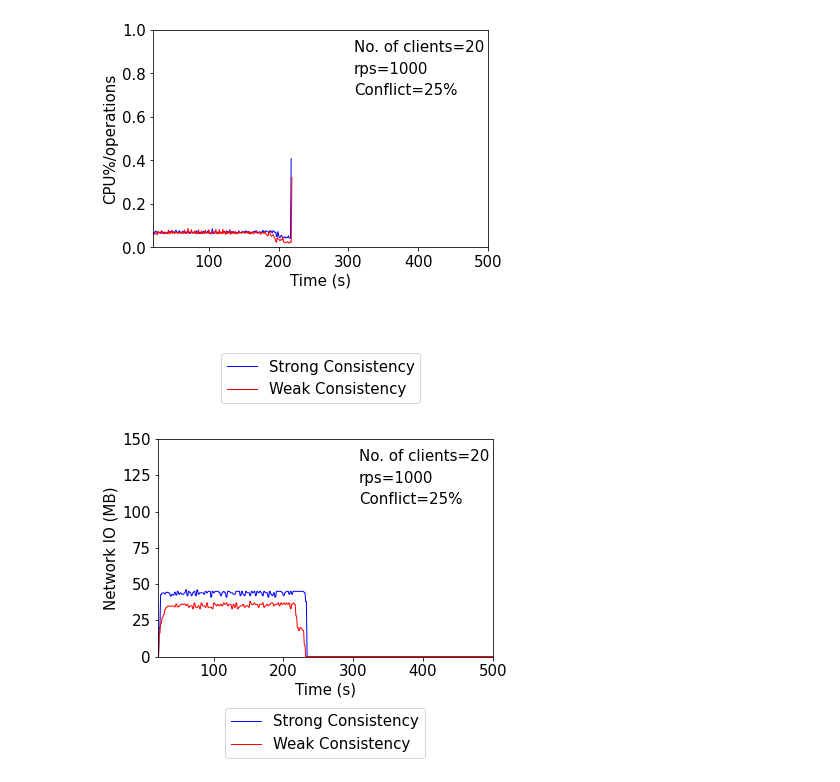
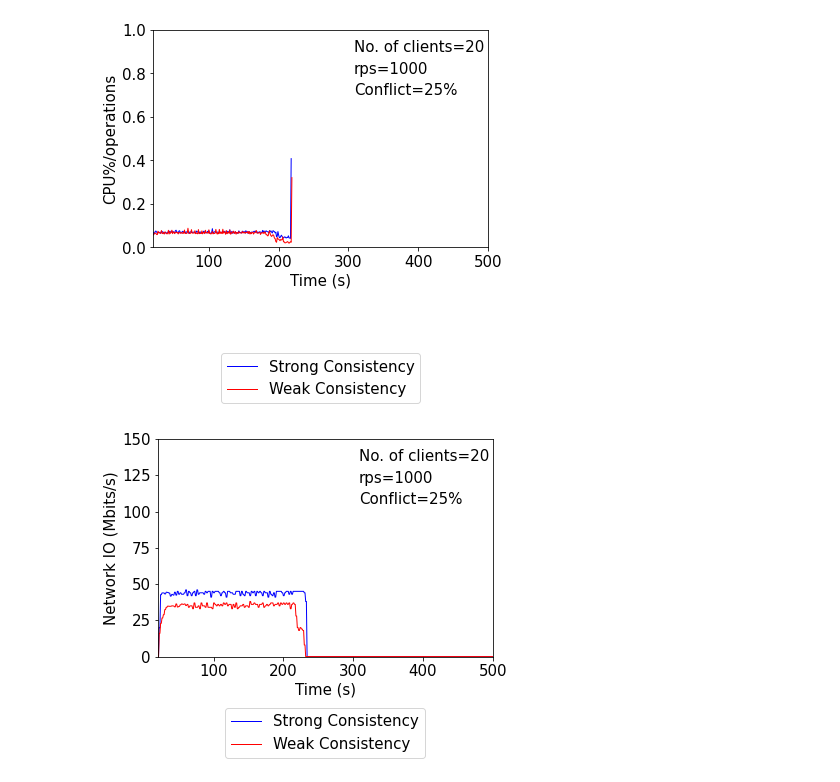
Before and after one commit to Santa-Maria-Shithil/EESYSTEM_TOC, a Jupyter notebook: scripts/All_Figure-Consistency.ipynb, the cells around one changed output. Saved outputs shown, nothing was run; the diff lists cells and outputs as text; code cells hidden in the pictures.

```diff
--- a/scripts/All_Figure-Consistency.ipynb
+++ b/scripts/All_Figure-Consistency.ipynb
@@ -955,32 +955,32 @@ plt.xlim(20,500)
 
 SMALL_SIZE = 15
 MEDIUM_SIZE = 10
 BIGGER_SIZE = 12
 
 plt.rc('font', size=SMALL_SIZE)          # controls default text sizes
 plt.rc('axes', titlesize=SMALL_SIZE)     # fontsize of the axes title
 plt.rc('axes', labelsize=SMALL_SIZE)    # fontsize of the x and y labels
 plt.rc('xtick', labelsize=SMALL_SIZE)    # fontsize of the tick labels
 plt.rc('ytick', labelsize=SMALL_SIZE)    # fontsize of the tick labels
 plt.rc('legend', fontsize=SMALL_SIZE)    # legend fontsize
 plt.rc('figure', titlesize=SMALL_SIZE)
 
 
 
 plt.plot(x1, y1, color='blue', linestyle='solid', linewidth = 1, label='Strong Consistency')
 plt.plot(x2, y2, color='red', linestyle='solid', linewidth = 1, label='Weak Consistency')
 
 
 plt.xlabel('Time (s)')
 # naming the y axis
-plt.ylabel('Network IO (MB)')
+plt.ylabel('Network IO (Mbits/s)')
 plt.annotate('No. of clients=20', xy = (0.6, 0.9), xycoords='axes fraction')
 plt.annotate('rps=1000', xy = (0.6, 0.8), xycoords='axes fraction')
 plt.annotate('Conflict=25%', xy = (0.6, 0.7), xycoords='axes fraction')
 
 
 plt.legend(loc="lower center", bbox_to_anchor=(0.5, -0.5));
 # function to show the plot
 plt.show()
 # %% [output]
-[figure, old version]
+[figure, new version]
```
Also changed, not shown: 2 other files.
